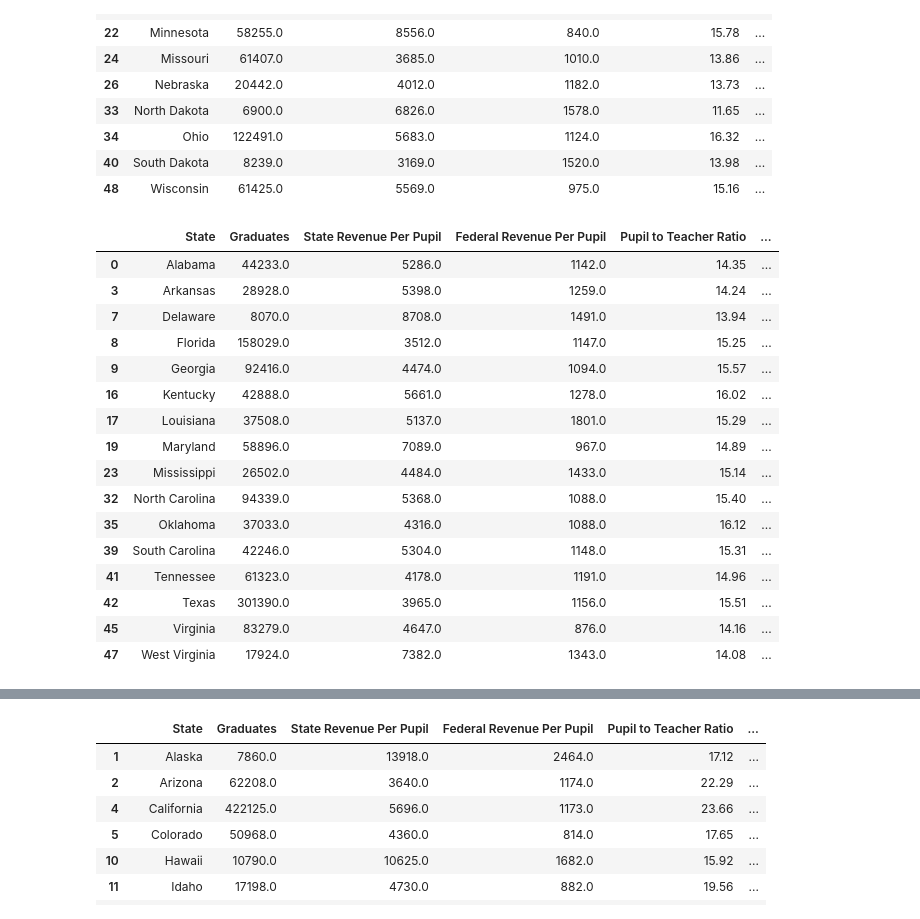
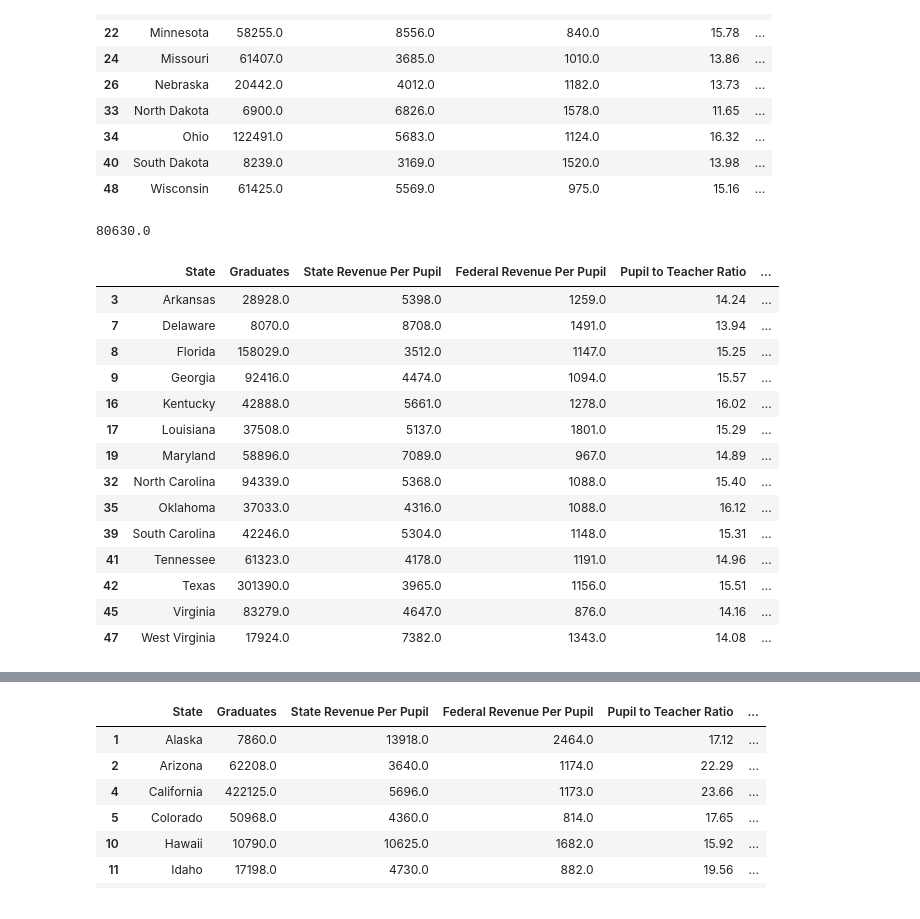
Before and after one commit to sagehan1/project-1, a Jupyter notebook: code-1 - Copy (2).ipynb, the cells around one changed output, grey strips where cells are left out. Drawn from its saved outputs; the diff is of its cells as text; code cells hidden in the pictures.

```diff
--- a/code-1 - Copy (2).ipynb
+++ b/code-1 - Copy (2).ipynb
@@ -325,11 +361,15 @@ Midwestdf
 | 34 | Ohio | 122491.0 | 5683.0 | 1124.0 | 16.32 | ... |
 | 40 | South Dakota | 8239.0 | 3169.0 | 1520.0 | 13.98 | ... |
 | 48 | Wisconsin | 61425.0 | 5569.0 | 975.0 | 15.16 | ... |
+# %%
+Total_Mid_Rev=Midwestdf['Combined Federal and State Revenue Per Pupil'].sum()
+print(Total_Mid_Rev)
+# %% [output]
+80630.0
 # %%
-merged[merged["Region"]=='South']
+copy_merged[copy_merged["Region"]=='South']
 # %% [output]
 |  | State | Graduates | State Revenue Per Pupil | Federal Revenue Per Pupil | Pupil to Teacher Ratio | ... |
-| 0 | Alabama | 44233.0 | 5286.0 | 1142.0 | 14.35 | ... |
 | 3 | Arkansas | 28928.0 | 5398.0 | 1259.0 | 14.24 | ... |
 | 7 | Delaware | 8070.0 | 8708.0 | 1491.0 | 13.94 | ... |
 | 8 | Florida | 158029.0 | 3512.0 | 1147.0 | 15.25 | ... |
@@ -337,7 +377,6 @@ merged[merged["Region"]=='South']
 | 16 | Kentucky | 42888.0 | 5661.0 | 1278.0 | 16.02 | ... |
 | 17 | Louisiana | 37508.0 | 5137.0 | 1801.0 | 15.29 | ... |
 | 19 | Maryland | 58896.0 | 7089.0 | 967.0 | 14.89 | ... |
-| 23 | Mississippi | 26502.0 | 4484.0 | 1433.0 | 15.14 | ... |
 | 32 | North Carolina | 94339.0 | 5368.0 | 1088.0 | 15.40 | ... |
 | 35 | Oklahoma | 37033.0 | 4316.0 | 1088.0 | 16.12 | ... |
 | 39 | South Carolina | 42246.0 | 5304.0 | 1148.0 | 15.31 | ... |
```
Also changed, not shown: parts of 26 cells of this notebook, 1 other file.
